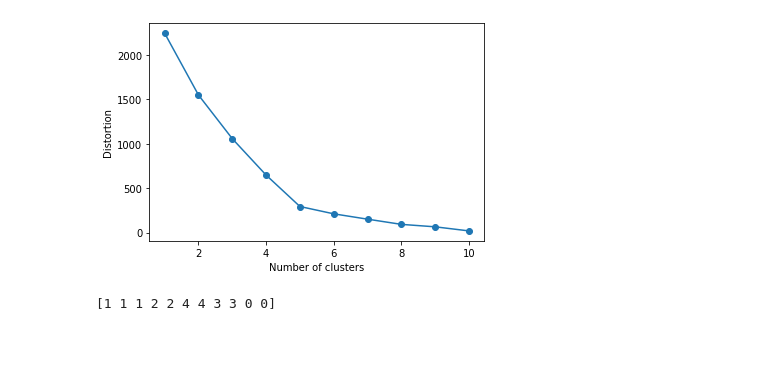
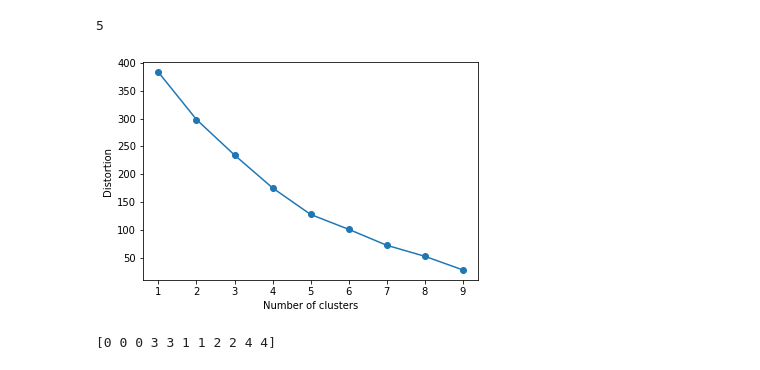
Before and after one commit to rozapr/topix, a Jupyter notebook: exploration/notebooks/clustering-bert-project.ipynb, the cells around one changed output. Drawn from its saved outputs; the diff is of its cells as text; code cells hidden in the pictures; blank space fills up the shorter version.

Commit message:
clustering notebook corrections

```diff
--- a/exploration/notebooks/clustering-bert-project.ipynb
+++ b/exploration/notebooks/clustering-bert-project.ipynb
@@ -19,10 +21,10 @@ def get_bert_embeddings(sentence):
     input_ids = torch.tensor(tokenizer.encode(sentence)).unsqueeze(0)  # Batch size 1
     outputs = model(input_ids)
     last_hidden_states = outputs[0]  # The last hidden-state is the first element of the output tuple
-    print(last_hidden_states.size())
-    mean = torch.mean(last_hidden_states[0], axis=1)
-    return mean[0].tolist()
+    mean = torch.mean(last_hidden_states, axis=1).squeeze(0)
+    return mean.tolist()
 # %%
+%%time
 # Corpus with example sentences
 corpus = ['A man is eating food.',
           'A man is eating a piece of bread.',
@@ -36,4 +38,5 @@ corpus = ['A man is eating food.',
           'A cheetah is running behind its prey.',
           'A cheetah chases prey on across a field.']
 
-corpus_embeddings = [get_bert_embeddings(sent) for sent in corpus[0:1]]
+corpus_embeddings = [get_bert_embeddings(sent) for sent in corpus]
+print(len(corpus_embeddings[0]))
@@ -40,22 +47,27 @@ corpus_embeddings = [get_bert_embeddings(sent) for sent in corpus[0:1]]
 # %%
 # calculate distortion for a range of number of cluster
 distortions = []
-for i in range(1, 11):
+cluster_num_series = range(1, 10)
+for i in cluster_num_series:
     km = KMeans(
         n_clusters=i, init='random',
         n_init=10, max_iter=300,
         tol=1e-04, random_state=0
     )
     km.fit(corpus_embeddings)
     distortions.append(km.inertia_)
 
+kn = KneeLocator(cluster_num_series, distortions, curve='convex', direction='decreasing')
+print(kn.knee)
+
 # plot
-plt.plot(range(1, 11), distortions, marker='o')
+plt.plot(range(1, 10), distortions, marker='o')
 plt.xlabel('Number of clusters')
 plt.ylabel('Distortion')
 plt.show()
 # %% [output]
+5
-[figure, old version]
+[figure, new version]
 # %%
 num_clusters = 5
 clustering_model = KMeans(n_clusters=num_clusters)
@@ -64,7 +76,7 @@ cluster_assignment = clustering_model.labels_
 # %%
 print(cluster_assignment)
 # %% [output]
-[1 1 1 2 2 4 4 3 3 0 0]
+[0 0 0 3 3 1 1 2 2 4 4]
 # %%
 pca = decomposition.PCA(n_components=3)
 pca.fit(corpus_embeddings)
```
Also changed, not shown: parts of 5 cells of this notebook.
